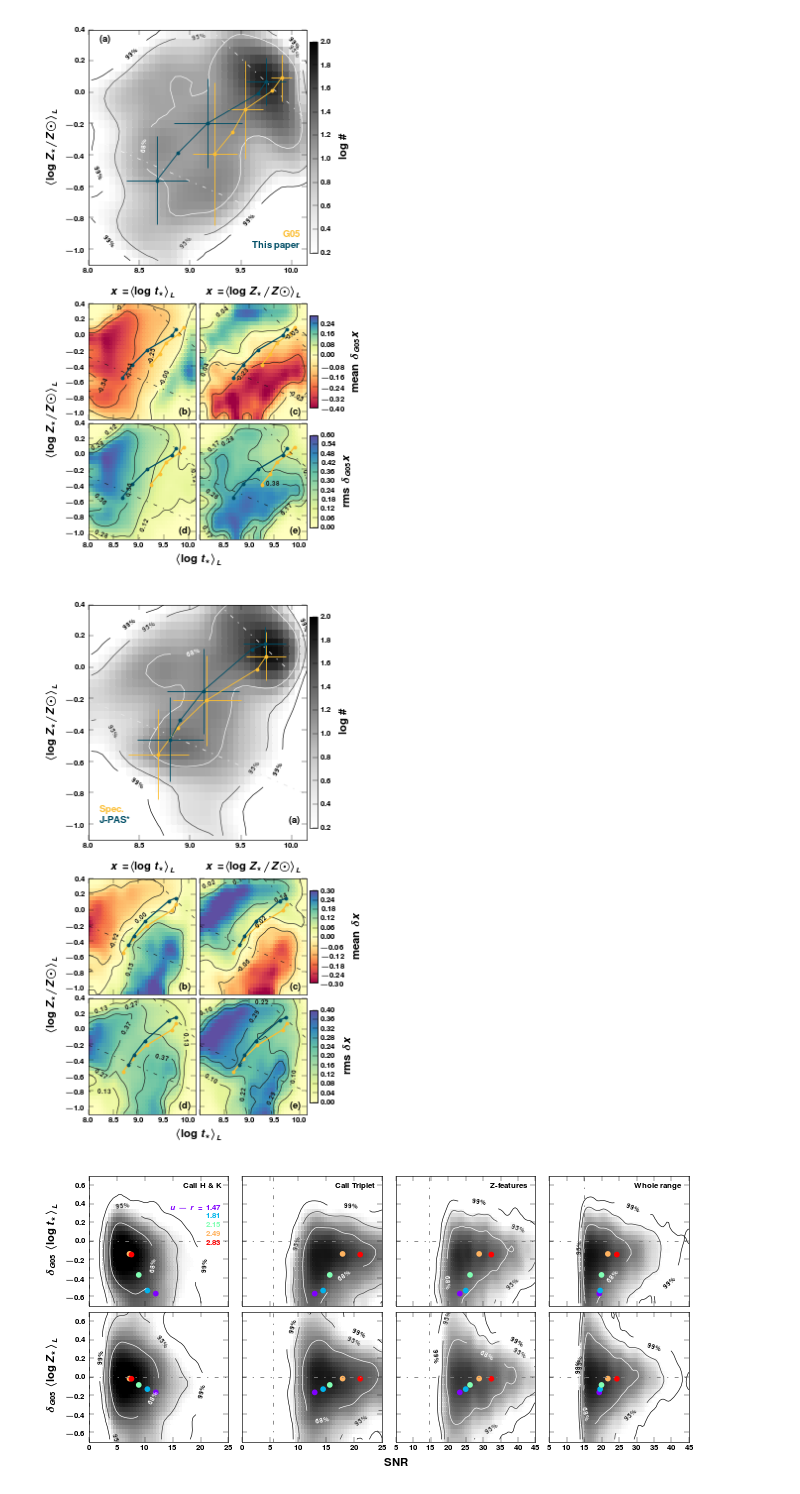
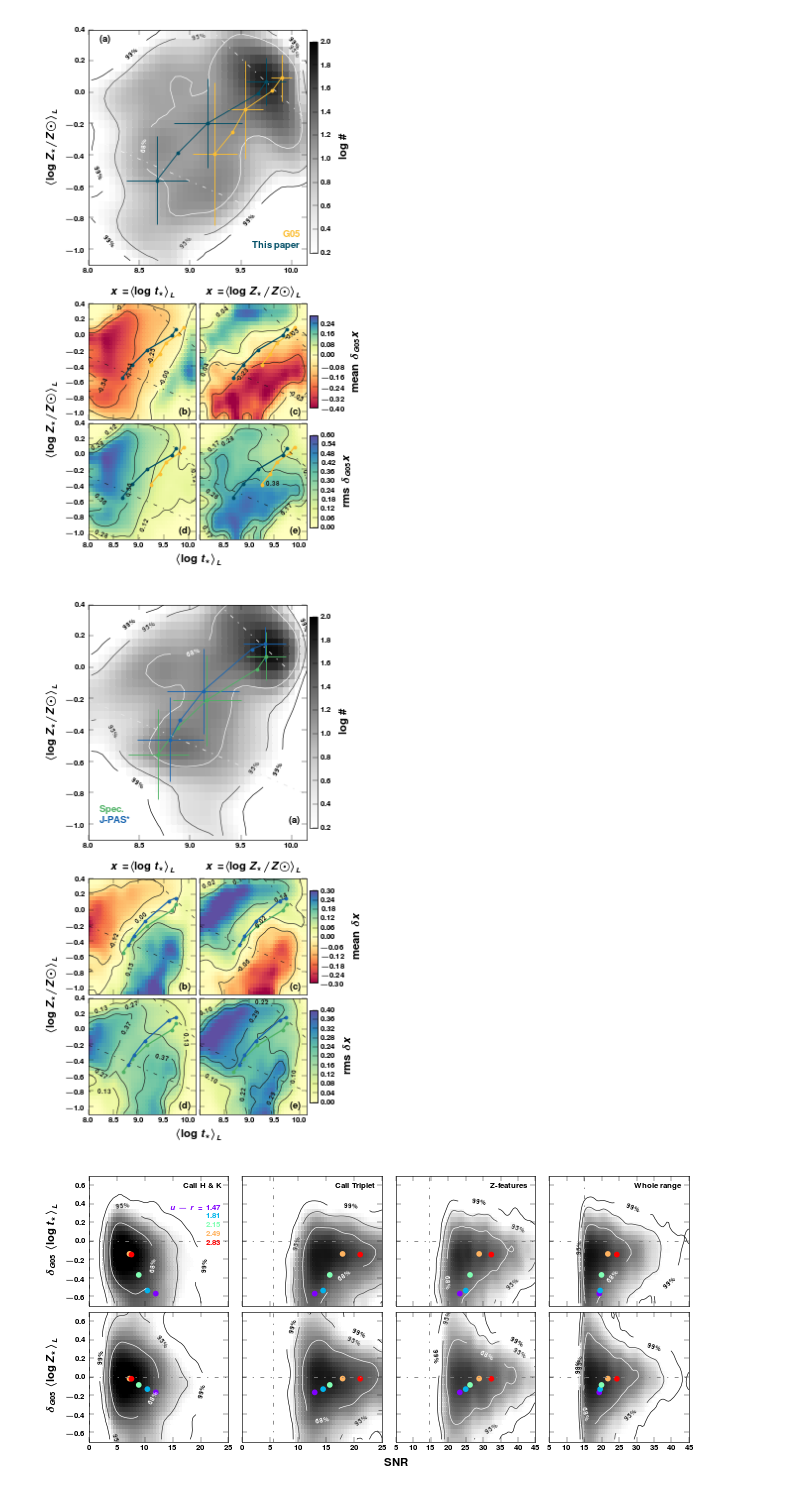
Before and after one commit to ajmejia/notebooks, a Jupyter notebook: RealDealCB13.ipynb, the cells around one changed output. Cells and saved outputs as stored; diff of their text form; code cells hidden in the pictures.

```diff
--- a/RealDealCB13.ipynb
+++ b/RealDealCB13.ipynb
@@ -383,7 +353,7 @@ nbins = 40, 30
 table = spec_ne
 N, bins = histogram(col[clean], 3, (1.3,3.0))
 slopes = [-0.28, -0.45, -0.61]
-sl_col = ["#004E66", "0.9", "#FCBE32"]
+sl_col = [samples["m16"], "0.9", samples["g05"]]
 x, y = "log_t_L_mod", "log_Z_L_mod"
 xr, yr = "log_t_L", "log_Z_L"
 red_lb = xr, yr
@@ -393,12 +363,12 @@ ab = ["b c".split(), "d e".split()]
 #---------------------------------------------------------------------------------------------
 fig = figure(figsize=(3.3, 6))
 
-ax0 = subplot2grid((43, 21), (0, 0), rowspan=20, colspan=20, ylabel=par_lbs[yr], xlim=rx, ylim=ry)
+ax0 = subplot2grid((43, 21), (0, 0), rowspan=20, colspan=20, ylabel=params[yr], xlim=rx, ylim=ry)
 ac0 = subplot2grid((43, 21), (1, 20), rowspan=18)
 
-ax11 = subplot2grid((43, 21), (23, 0), rowspan=10, colspan=10, title=r"\bf $x=${}".format(par_lbs[xr]), xticklabels=[], xlim=rx, ylim=ry)
+ax11 = subplot2grid((43, 21), (23, 0), rowspan=10, colspan=10, title=r"\bf $x=${}".format(params[xr]), xticklabels=[], xlim=rx, ylim=ry)
 ax21 = subplot2grid((43, 21), (33, 0), rowspan=10, colspan=10, xlim=rx, ylim=ry)
-ax12 = subplot2grid((43, 21), (23, 10), rowspan=10, colspan=10, title=r"\bf $x=${}".format(par_lbs[yr]), xticklabels=[], yticklabels=[], xlim=rx, ylim=ry)
+ax12 = subplot2grid((43, 21), (23, 10), rowspan=10, colspan=10, title=r"\bf $x=${}".format(params[yr]), xticklabels=[], yticklabels=[], xlim=rx, ylim=ry)
 ax22 = subplot2grid((43, 21), (33, 10), rowspan=10, colspan=10, yticklabels=[], xlim=rx, ylim=ry)
 ac1 = subplot2grid((43, 21), (24, 20), rowspan=8)
 ac2 = subplot2grid((43, 21), (34, 20), rowspan=8)
@@ -409,14 +379,14 @@ acs = array([ac1, ac2])
 fig.tight_layout()
 fig.subplots_adjust(hspace=0.4, wspace=0.4)
 #--------------------------------------------------------------------------------------------------------------------------
-axs[0,0].set_ylabel(par_lbs[yr], y=0.0)
-axs[1,1].set_xlabel(par_lbs[xr], x=0.0)
+axs[0,0].set_ylabel(params[yr], y=0.0)
+axs[1,1].set_xlabel(params[xr], x=0.0)
 axs[1,1].set_xticklabels([""]+list(axs[1,1].get_xticklabels()[1:]))
 
 H_al, xe, ye = histogram2d(table[x][clean], table[y][clean], nbins, [last(nbins[0],rx),last(nbins[1],ry)])
 H_al = gaussian_filter(H_al, sigma=1.5)
 H_al[H_al==0] = 1
-den = ax0.pcolormesh(xe[:-1], ye[:-1], log10(H_al.T), cmap=cm.Greys, vmin=0.2, vmax=2.0, edgecolor="face")
+den = ax0.pcolormesh(xe[:-1], ye[:-1], log10(H_al.T), cmap=greys_map, vmin=0.2, vmax=2.0, edgecolor="face")
 cb0 = colorbar(den, cax=ac0)
 cb0.set_label(r"\bf \log{\#}")
 
@@ -424,7 +394,7 @@ sample_data = densitycontour.ScatterData(table[x][clean], table[y][clean])
 raster = sample_data.rasterize(nbins_x=nbins[0], nbins_y=nbins[1], clipping=[last(nbins[0],rx),last(nbins[1],ry)])
 raster.pdf = gaussian_filter(raster.pdf, sigma=1.5)
 contours = densitycontour.NaiveContourVisualizer(raster, mode="nearest")
-cont = contours.plot((0.99,0.95,0.68), axes=ax0, linewidths=0.5, cmap=cm.Greys_r)
+cont = contours.plot((0.99,0.95,0.68), axes=ax0, linewidths=0.5, cmap=greys_map_r)
 contours.cilabel(cont, fontsize=5, fmt=r"\bf %.0f", inline=True)
 
 for ibin in xrange(bins.size-1):
@@ -448,7 +418,7 @@ ax0.text(0.97, 0.12, r"\bf G05", color=sl_col[2], fontsize="small", ha="right",
 ax0.text(0.05, 0.95, r"\bf (a)", fontsize="small", ha="left", transform=ax0.transAxes)
 #--------------------------------------------------------------------------------------------------------------------------
 for i, j in product(xrange(axs.shape[0]), xrange(axs.shape[1])):
-    if i==0: axs[i,j].set_title(r"\bf $x=${}".format(par_lbs[red_lb[j]]))
+    if i==0: axs[i,j].set_title(r"\bf $x=${}".format(params[red_lb[j]]))
 
     H_al, xe, ye = histogram2d(table[x][clean], table[y][clean], nbins, [last(nbins[0],rx),last(nbins[1],ry)])
     Z = redux_histogram2d(xe, ye, table[x][mask_m16], table[y][mask_m16], g05_con[[xr,yr][j]], stat=red_st[i], fill=0.0)
@@ -457,7 +427,7 @@ for i, j in product(xrange(axs.shape[0]), xrange(axs.shape[1])):
     lv = map(round, percentile(Z, [25.0,50.0,75.0]), [2]*3)
     rz_i, rz_f = map(round, percentile(Z, [0.0,100.0]), [1]*2)
 
-    red = axs[i,j].pcolormesh(xe[:-1], ye[:-1], Z.T, cmap=cm.Spectral, vmin=rz_i, vmax=rz_f, norm=MidpointNormalize(midpoint=0.0), edgecolor="face")
+    red = axs[i,j].pcolormesh(xe[:-1], ye[:-1], Z.T, cmap=diver_map, vmin=rz_i, vmax=rz_f, norm=MidpointNormalize(midpoint=0.0), edgecolor="face")
 
     cb = colorbar(red, cax=acs[i])
     cb.set_label(r"\bf %s $\delta_{G05} x$"%(red_nm[i]))
@@ -488,7 +458,7 @@ nbins = 40, 30
 table = jpas_ne
 N, bins = histogram(col[clean], 3, (1.3,3.0))
 slopes = [-0.28, -0.45, -0.61]
-sl_col = ["#004E66", "0.9", "#FCBE32"]
+sl_col = [segr["spec"][1], "0.9", segr["jpas"][1]]
 x, y = "log_t_L_mod", "log_Z_L_mod"
 xr, yr = "log_t_L", "log_Z_L"
 red_lb = xr, yr
@@ -498,12 +468,12 @@ ab = ["b c".split(), "d e".split()]
 #---------------------------------------------------------------------------------------------
 fig = figure(figsize=(3.3, 6))
 
-ax0 = subplot2grid((43, 21), (0, 0), rowspan=20, colspan=20, ylabel=par_lbs[yr], xlim=rx, ylim=ry)
+ax0 = subplot2grid((43, 21), (0, 0), rowspan=20, colspan=20, ylabel=params[yr], xlim=rx, ylim=ry)
 ac0 = subplot2grid((43, 21), (1, 20), rowspan=18)
 
-ax11 = subplot2grid((43, 21), (23, 0), rowspan=10, colspan=10, title=r"\bf $x=${}".format(par_lbs[xr]), xticklabels=[], xlim=rx, ylim=ry)
+ax11 = subplot2grid((43, 21), (23, 0), rowspan=10, colspan=10, title=r"\bf $x=${}".format(params[xr]), xticklabels=[], xlim=rx, ylim=ry)
 ax21 = subplot2grid((43, 21), (33, 0), rowspan=10, colspan=10, xlim=rx, ylim=ry)
-ax12 = subplot2grid((43, 21), (23, 10), rowspan=10, colspan=10, title=r"\bf $x=${}".format(par_lbs[yr]), xticklabels=[], yticklabels=[], xlim=rx, ylim=ry)
+ax12 = subplot2grid((43, 21), (23, 10), rowspan=10, colspan=10, title=r"\bf $x=${}".format(params[yr]), xticklabels=[], yticklabels=[], xlim=rx, ylim=ry)
 ax22 = subplot2grid((43, 21), (33, 10), rowspan=10, colspan=10, yticklabels=[], xlim=rx, ylim=ry)
 ac1 = subplot2grid((43, 21), (24, 20), rowspan=8)
 ac2 = subplot2grid((43, 21), (34, 20), rowspan=8)
@@ -514,14 +484,14 @@ acs = array([ac1, ac2])
 fig.tight_layout()
 fig.subplots_adjust(hspace=0.4, wspace=0.4)
 #--------------------------------------------------------------------------------------------------------------------------
-axs[0,0].set_ylabel(par_lbs[yr], y=0.0)
-axs[1,1].set_xlabel(par_lbs[xr], x=0.0)
+axs[0,0].set_ylabel(params[yr], y=0.0)
+axs[1,1].set_xlabel(params[xr], x=0.0)
 axs[1,1].set_xticklabels([""]+list(axs[1,1].get_xticklabels()[1:]))
 
 H_al, xe, ye = histogram2d(table[x][clean], table[y][clean], nbins, [last(nbins[0],rx),last(nbins[1],ry)])
 H_al = gaussian_filter(H_al, sigma=1.5)
 H_al[H_al==0] = 1
-den = ax0.pcolormesh(xe[:-1], ye[:-1], log10(H_al.T), cmap=cm.Greys, vmin=0.2, vmax=2.0, edgecolor="face")
+den = ax0.pcolormesh(xe[:-1], ye[:-1], log10(H_al.T), cmap=greys_map, vmin=0.2, vmax=2.0, edgecolor="face")
 cb0 = colorbar(den, cax=ac0)
 cb0.set_label(r"\bf \log{\#}")
 
@@ -529,7 +499,7 @@ sample_data = densitycontour.ScatterData(table[x][clean], table[y][clean])
 raster = sample_data.rasterize(nbins_x=nbins[0], nbins_y=nbins[1], clipping=[last(nbins[0],rx),last(nbins[1],ry)])
 raster.pdf = gaussian_filter(raster.pdf, sigma=1.5)
 contours = densitycontour.NaiveContourVisualizer(raster, mode="nearest")
-cont = contours.plot((0.99,0.95,0.68), axes=ax0, linewidths=0.5, cmap=cm.Greys_r)
+cont = contours.plot((0.99,0.95,0.68), axes=ax0, linewidths=0.5, cmap=greys_map_r)
 contours.cilabel(cont, fontsize=5, fmt=r"\bf %.0f", inline=True)
 
 for ibin in xrange(bins.size-1):
@@ -556,35 +526,35 @@ for i, j in product(xrange(axs.shape[0]), xrange(axs.shape[1])):
     H_al, xe, ye = histogram2d(table[x][clean], table[y][clean], nbins, [last(nbins[0],rx),last(nbins[1],ry)])
     Z = redux_histogram2d(xe, ye, table[x][clean], table[y][clean], obs_con[red_lb[j]][clean], stat=red_st[i], fill=0.0)
     Z = gaussian_filter(Z, sigma=1.5)
 
     lv = map(round, percentile(Z, [25.0,50.0,75.0]), [2]*3)
     rz_i, rz_f = map(round, percentile(Z, [0.0,100.0]), [1]*2)
 
-    red = axs[i,j].pcolormesh(xe[:-1], ye[:-1], Z.T, cmap=cm.Spectral, vmin=rz_i, vmax=rz_f, norm=MidpointNormalize(midpoint=0.0), edgecolor="face")
+    red = axs[i,j].pcolormesh(xe[:-1], ye[:-1], Z.T, cmap=diver_map, vmin=rz_i, vmax=rz_f, norm=MidpointNormalize(midpoint=0.0), edgecolor="face")
 
     cb = colorbar(red, cax=acs[i])
     cb.set_label(r"\bf {} $\delta x$".format(red_nm[i]))
 
     cont = axs[i,j].contour(xe[:-1], ye[:-1], Z.T, lv, colors="0.1", linewidths=0.5, linestyles="-")
     clabel(cont, fontsize=5, fmt=r"\bf %.2f", inline=True)
 
     axs[i,j].plot(tspec, Zspec, "-o", mew=0, ms=3, color=sl_col[2])
     axs[i,j].plot(tm16, Zm16, "-o", mew=0, ms=3, color=sl_col[0])
 
     axs[i,j].text(0.95, 0.05, r"\bf (%s)"%ab[i][j], fontsize="small", ha="right", transform=axs[i,j].transAxes)
 
     for ibin in xrange(bins.size-1):
         if ibin==1: continue
         if ibin<bins.size-2:
             bin_mask = (col[clean]>=bins[ibin])&(col[clean]<bins[ibin+1])
         else:
             bin_mask = (col[clean]>=bins[ibin])&(col[clean]<=bins[ibin+1])
         p0 = median(table[x][clean][bin_mask]), median(table[y][clean][bin_mask])
         axs[i,j].plot(rx, deg(rx, slopes[ibin], p0), "-.", lw=0.5, color="0.1")
 
 savefig("{}{}".format(od, "jpas_AMR_con_maps"))
 # %% [output]
-[figure, old version]
+[figure, new version]
 # %%
 table = snr_spec[mask_m16]
 t_mask = snr_spec[mask_m16]["snr_wall"]>=15.0
```
Also changed, not shown: parts of 7 cells of this notebook, 5 other files.
